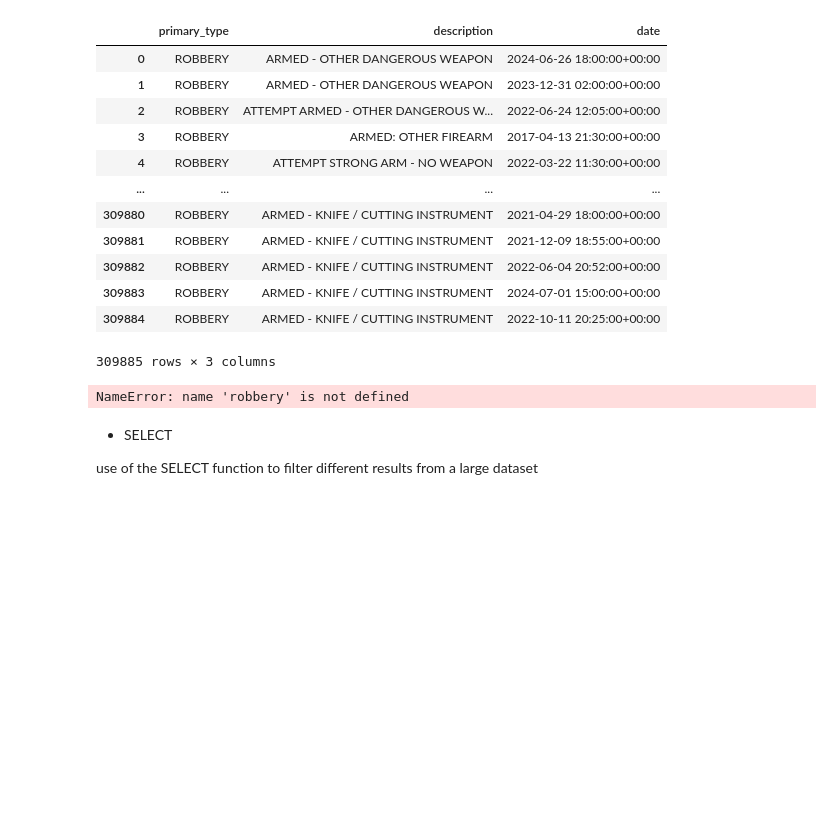
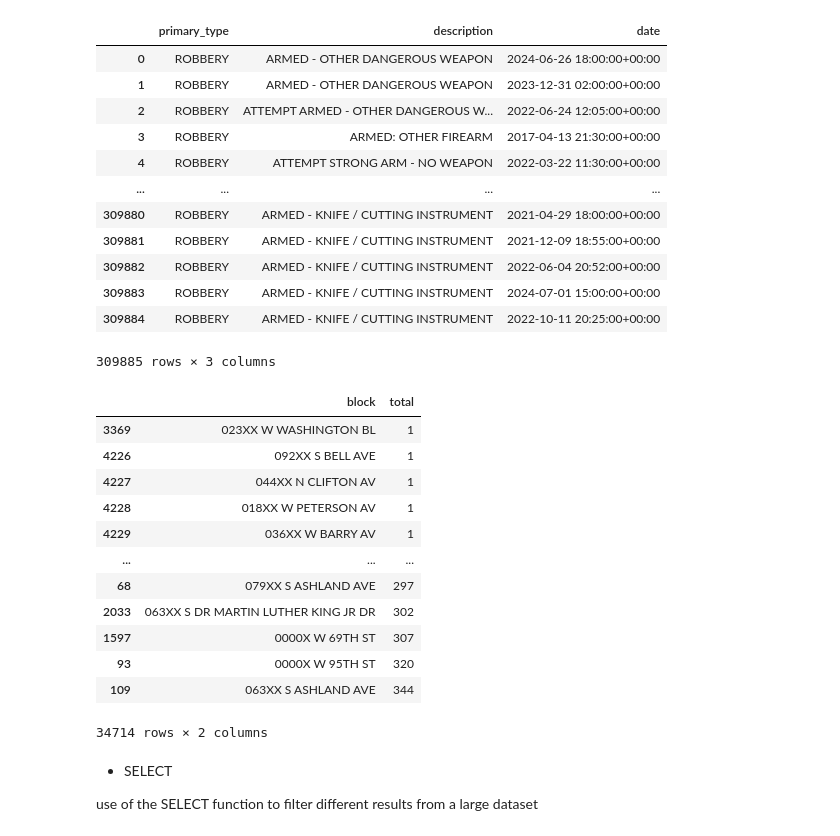
Before and after one commit to rellethy/Projects, a Jupyter notebook: chicago_crime_SQL.ipynb, the cells around one changed output. Saved outputs shown, nothing was run; the diff lists cells and outputs as text; code cells hidden in the pictures; blank space fills up the shorter version.

Commit message:
chicago crime

```diff
--- a/chicago_crime_SQL.ipynb
+++ b/chicago_crime_SQL.ipynb
@@ -119,13 +119,50 @@ this query will be processed using 315524795 bytes.
 | 309883 | ROBBERY | ARMED - KNIFE / CUTTING INSTRUMENT | 2024-07-01 15:00:00+00:00 |
 | 309884 | ROBBERY | ARMED - KNIFE / CUTTING INSTRUMENT | 2022-10-11 20:25:00+00:00 |
 309885 rows × 3 columns
-# %%
-
-import pandas as pd
-
-robbery
-# %% [output]
-NameError: name 'robbery' is not defined
+# %%
+
+query = """
+        SELECT *
+        FROM bigquery-public-data.chicago_crime.crime
+        WHERE block LIKE '%W WOLF POINT%'
+        AND primary_type = 'ROBBERY'
+        AND location_description = 'SIDEWALK'
+        """
+#ryan not cooked
+result = client.query(query).to_dataframe()
+
+
+result.head( )
+
+query = """
+        SELECT DISTINCT block, COUNT(unique_key) AS total
+        FROM bigquery-public-data.chicago_crime.crime
+        WHERE primary_type = 'ROBBERY'
+        GROUP BY block
+        """
+
+query = client.query(query).to_dataframe()
+
+query
+
+query_sorted = query.sort_values(by = 'total')
+
+
+query_sorted
+# %% [output]
+|  | block | total |
+| 3369 | 023XX W WASHINGTON BL | 1 |
+| 4226 | 092XX S BELL AVE | 1 |
+| 4227 | 044XX N CLIFTON AV | 1 |
+| 4228 | 018XX W PETERSON AV | 1 |
+| 4229 | 036XX W BARRY AV | 1 |
+| ... | ... | ... |
+| 68 | 079XX S ASHLAND AVE | 297 |
+| 2033 | 063XX S DR MARTIN LUTHER KING JR DR | 302 |
+| 1597 | 0000X W 69TH ST | 307 |
+| 93 | 0000X W 95TH ST | 320 |
+| 109 | 063XX S ASHLAND AVE | 344 |
+34714 rows × 2 columns
 # %% [markdown]
 * SELECT
 
```
